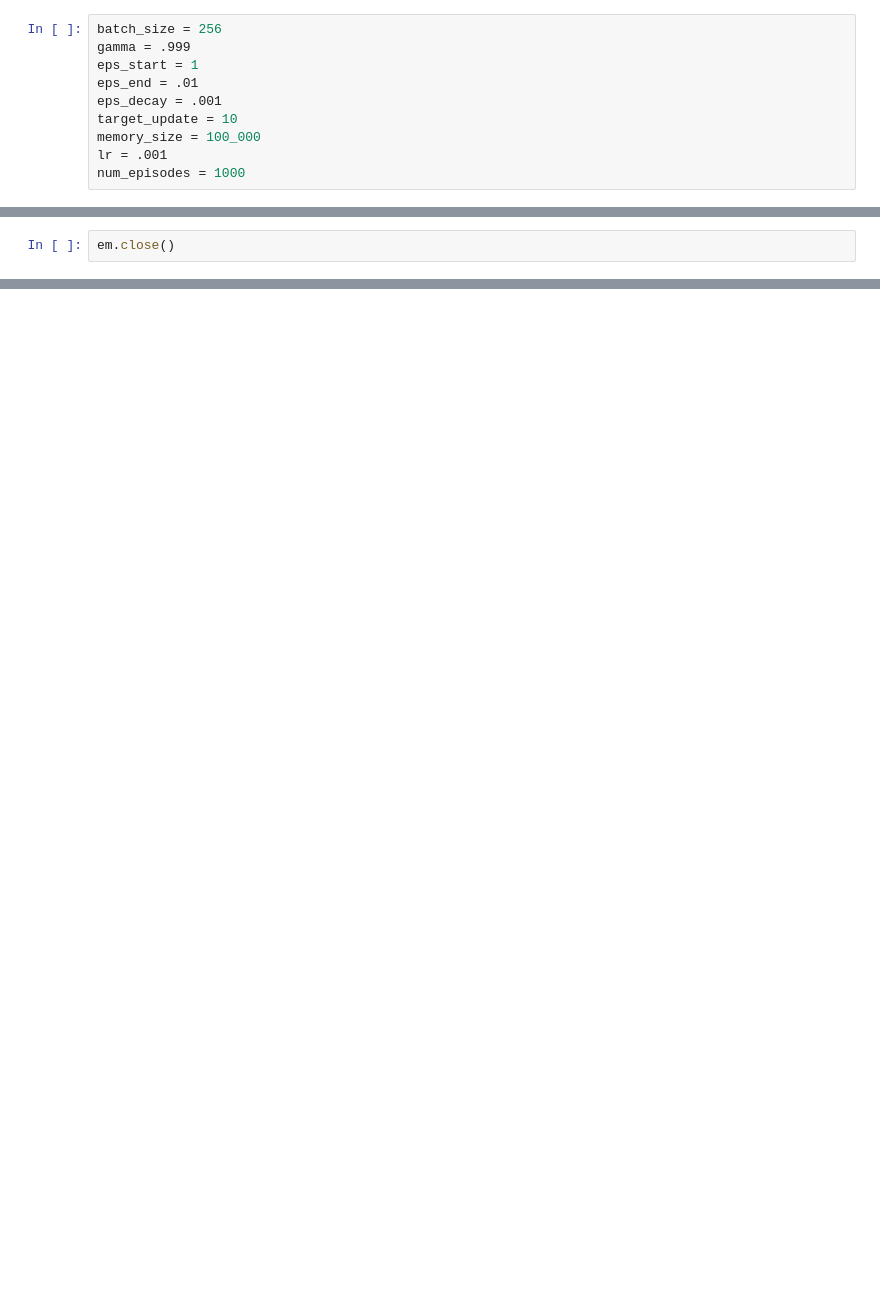
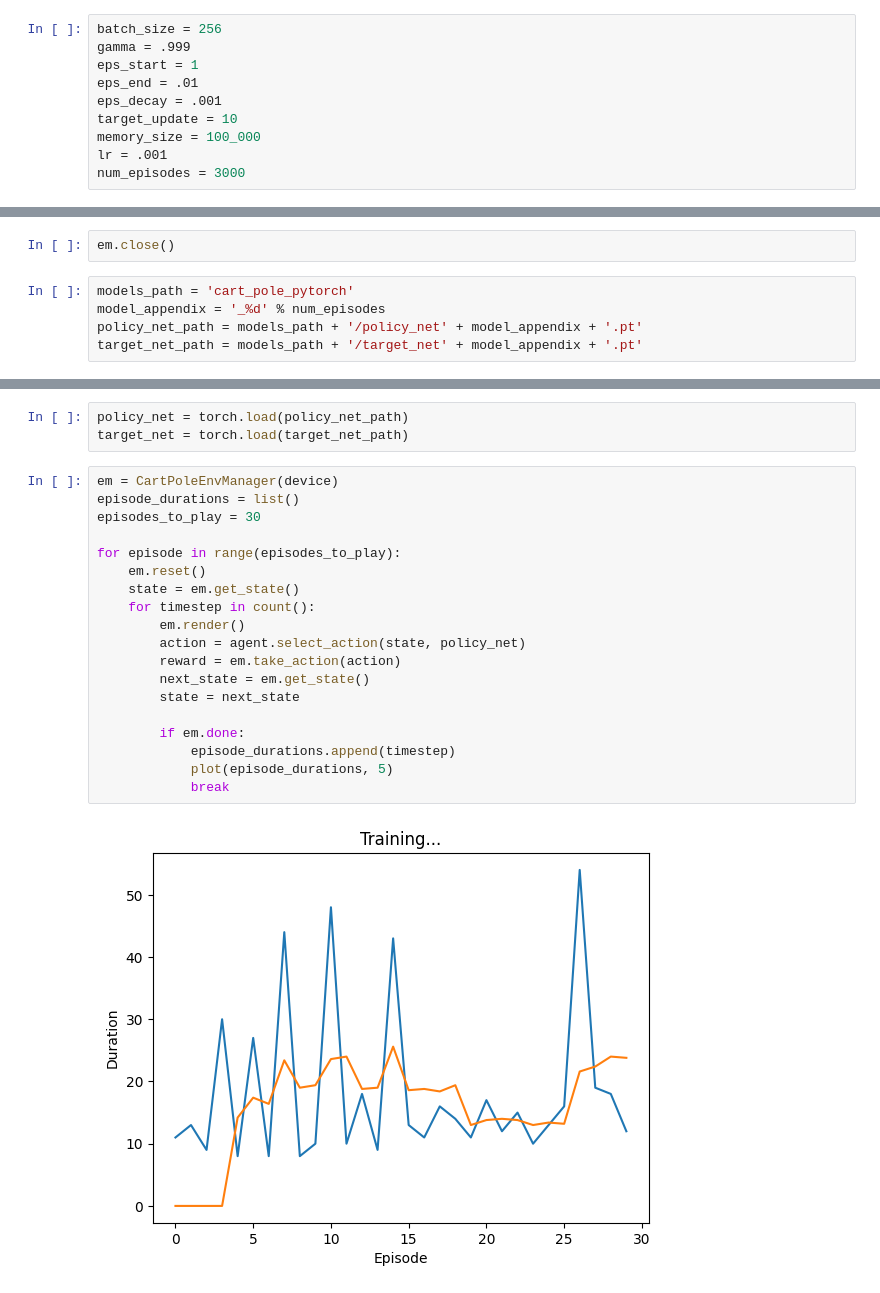
Before and after one commit to Andrew1407/ReinforcementLearningGym, a Jupyter notebook: cart_pole_pytorch.ipynb, the cells around one changed output, grey strips where cells are left out. Cells and saved outputs as stored; diff of their text form; blank space fills up the shorter version.

```diff
--- a/cart_pole_pytorch.ipynb
+++ b/cart_pole_pytorch.ipynb
@@ -208,7 +209,7 @@ eps_decay = .001
 target_update = 10
 memory_size = 100_000
 lr = .001
-num_episodes = 1000
+num_episodes = 3000
 # %%
 device = torch.device('cuda' if torch.cuda.is_available() else 'cpu')
 em = CartPoleEnvManager(device)
@@ -258,2 +261,7 @@ em.close()
 # %%
 em.close()
+# %%
+models_path = 'cart_pole_pytorch'
+model_appendix = '_%d' % num_episodes
+policy_net_path = models_path + '/policy_net' + model_appendix + '.pt'
+target_net_path = models_path + '/target_net' + model_appendix + '.pt'
@@ -259,0 +272,24 @@ em.close()
+# %%
+policy_net = torch.load(policy_net_path)
+target_net = torch.load(target_net_path)
+# %%
+em = CartPoleEnvManager(device)
+episode_durations = list()
+episodes_to_play = 30
+
+for episode in range(episodes_to_play):
+    em.reset()
+    state = em.get_state()
+    for timestep in count():
+        em.render()
+        action = agent.select_action(state, policy_net)
+        reward = em.take_action(action)
+        next_state = em.get_state()
+        state = next_state
+
+        if em.done:
+            episode_durations.append(timestep)
+            plot(episode_durations, 5)
+            break
+# %% [output]
+[figure, added]
```
Also changed, not shown: parts of 5 cells of this notebook, 2 other files.
